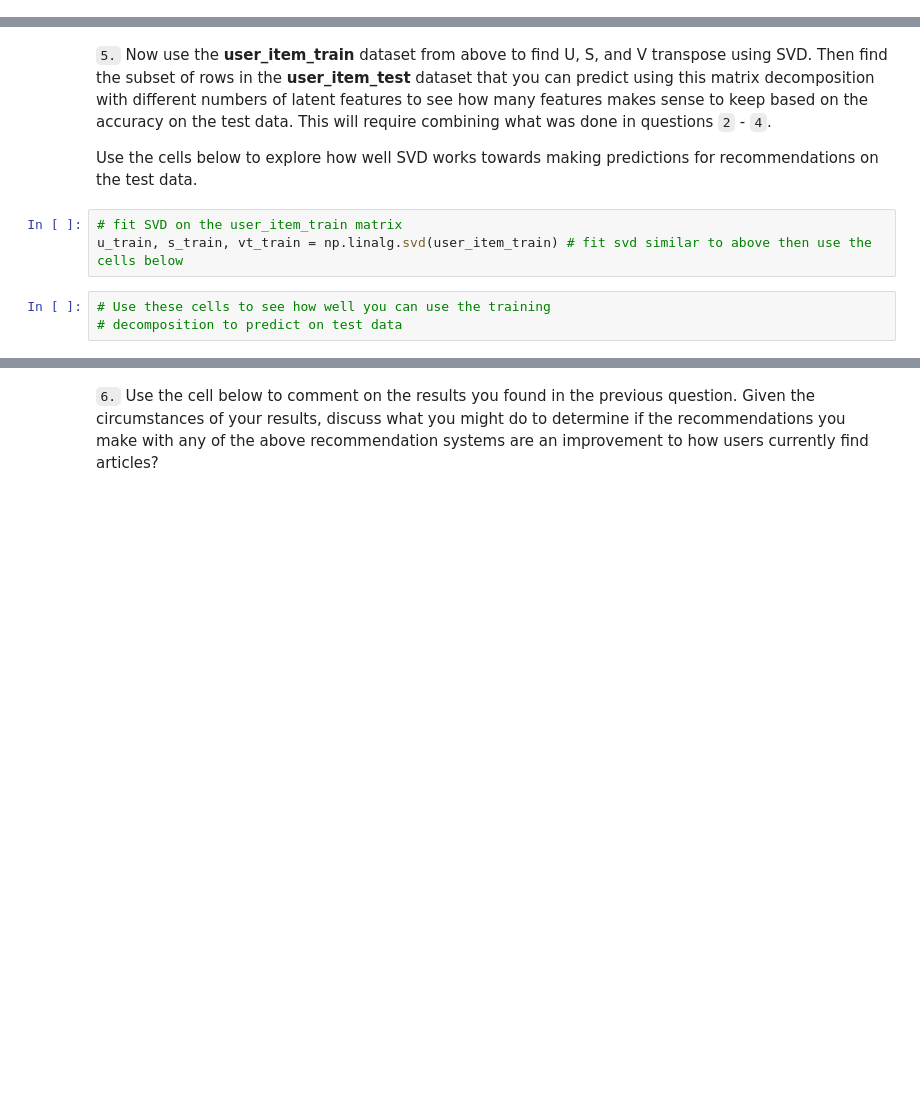
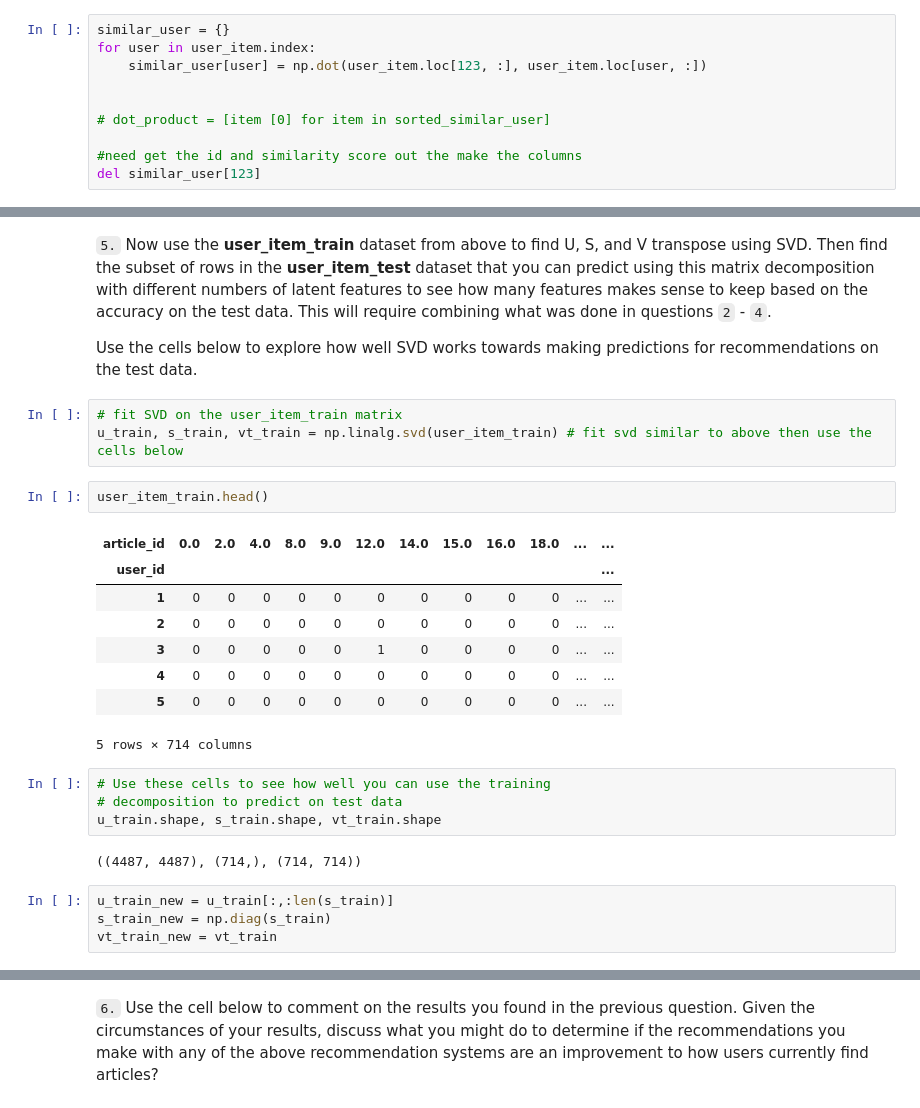
Before and after one commit to sammycool04/Recommendation_Engine_Project, a Jupyter notebook: Recommendations_with_IBM.ipynb, the cells around one changed output, grey strips where cells are left out. Drawn from its saved outputs; the diff is of its cells as text; blank space fills up the shorter version.

```diff
--- a/Recommendations_with_IBM.ipynb
+++ b/Recommendations_with_IBM.ipynb
@@ -502,3 +486,13 @@ If this is all you see, you passed all of our tests!  Nice job!
 
 
 * Instead of arbitrarily choosing articles from the user where the number of recommended articles starts below m and ends exceeding m, choose articles with the articles with the most total interactions before choosing those with fewer total interactions. This ranking should be  what would be obtained from the **top_articles** function you wrote earlier.
+# %%
+similar_user = {}
+for user in user_item.index:
+    similar_user[user] = np.dot(user_item.loc[123, :], user_item.loc[user, :])
+
+
+# dot_product = [item [0] for item in sorted_similar_user]
+
+#need get the id and similarity score out the make the columns
+del similar_user[123]
@@ -832,6 +844,24 @@ Use the cells below to explore how well SVD works towards making predictions for
 # %%
 # fit SVD on the user_item_train matrix
 u_train, s_train, vt_train = np.linalg.svd(user_item_train) # fit svd similar to above then use the cells below
+# %%
+user_item_train.head()
+# %% [output]
+| article_id | 0.0 | 2.0 | 4.0 | 8.0 | 9.0 | 12.0 | 14.0 | 15.0 | 16.0 | 18.0 | ... | ... |
+| user_id |  |  |  |  |  |  |  |  |  |  |  | ... |
+| 1 | 0 | 0 | 0 | 0 | 0 | 0 | 0 | 0 | 0 | 0 | ... | ... |
+| 2 | 0 | 0 | 0 | 0 | 0 | 0 | 0 | 0 | 0 | 0 | ... | ... |
+| 3 | 0 | 0 | 0 | 0 | 0 | 1 | 0 | 0 | 0 | 0 | ... | ... |
+| 4 | 0 | 0 | 0 | 0 | 0 | 0 | 0 | 0 | 0 | 0 | ... | ... |
+| 5 | 0 | 0 | 0 | 0 | 0 | 0 | 0 | 0 | 0 | 0 | ... | ... |
+5 rows × 714 columns
 # %%
 # Use these cells to see how well you can use the training
 # decomposition to predict on test data
+u_train.shape, s_train.shape, vt_train.shape
+# %% [output]
+((4487, 4487), (714,), (714, 714))
+# %%
+u_train_new = u_train[:,:len(s_train)]
+s_train_new = np.diag(s_train)
+vt_train_new = vt_train
```
Also changed, not shown: parts of 10 cells of this notebook, 1 other file.
